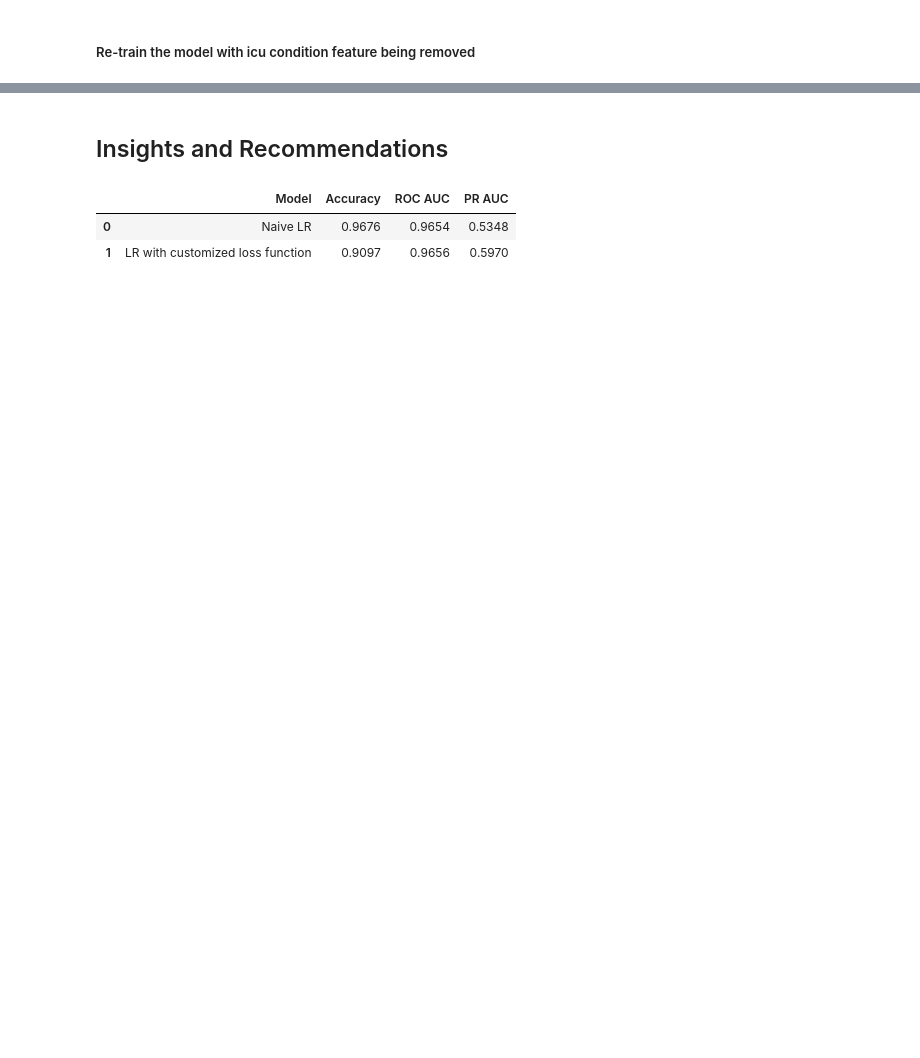
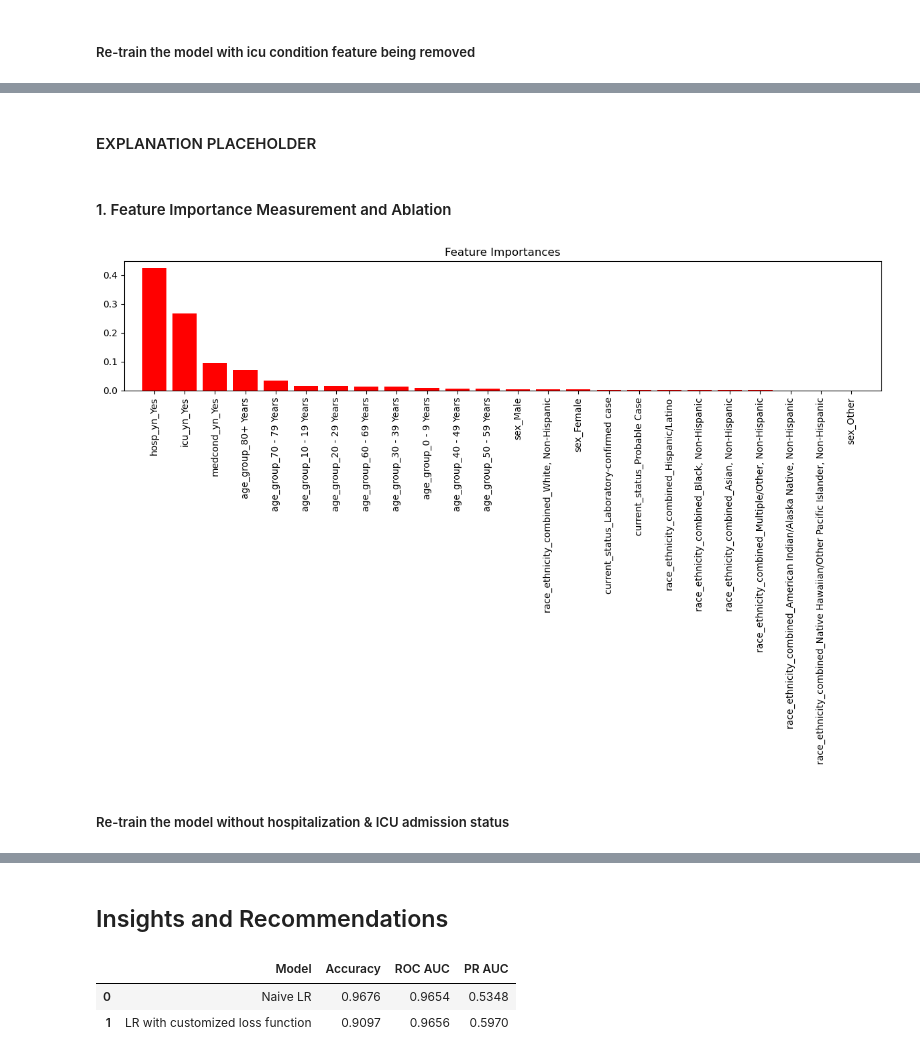
Before and after one commit to shuyashou/covid19_mortality_machine_learning_project, a Jupyter notebook: jupyter/final_report.ipynb, the cells around one changed output, grey strips where cells are left out. Drawn from its saved outputs; the diff is of its cells as text; code cells hidden in the pictures; blank space fills up the shorter version.

```diff
--- a/jupyter/final_report.ipynb
+++ b/jupyter/final_report.ipynb
@@ -673,0 +625,27 @@ print(classification_report(y_val_tensor, y_pred_test))
+# %% [markdown]
+#### EXPLANATION PLACEHOLDER
+# %% [markdown]
+#### 1. Feature Importance Measurement and Ablation
+# %%
+feature_names = ['current_status_Laboratory-confirmed case', 'current_status_Probable Case','sex_Female',
+                 'sex_Male', 'sex_Other', 'age_group_0 - 9 Years', 'age_group_10 - 19 Years', 'age_group_20 - 29 Years',
+                 'age_group_30 - 39 Years', 'age_group_40 - 49 Years', 'age_group_50 - 59 Years', 'age_group_60 - 69 Years',
+                 'age_group_70 - 79 Years', 'age_group_80+ Years', 'race_ethnicity_combined_American Indian/Alaska Native, Non-Hispanic',
+                 'race_ethnicity_combined_Asian, Non-Hispanic', 'race_ethnicity_combined_Black, Non-Hispanic', 'race_ethnicity_combined_Hispanic/Latino',
+                 'race_ethnicity_combined_Multiple/Other, Non-Hispanic', 'race_ethnicity_combined_Native Hawaiian/Other Pacific Islander, Non-Hispanic',
+                 'race_ethnicity_combined_White, Non-Hispanic', 'hosp_yn_Yes', 'icu_yn_Yes', 'medcond_yn_Yes']
+#Feature Importance Plot
+importances = rf_classifier.feature_importances_
+indices = np.argsort(importances)[::-1]
+
+plt.figure(figsize=(12, 8))
+plt.title("Feature Importances")
+plt.bar(range(len(importances)), importances[indices], color="r", align="center")
+plt.xticks(range(len(importances)), [feature_names[i] for i in indices], rotation=90)
+plt.xlim([-1, len(importances)])
+plt.tight_layout()
+plt.show()
+# %% [output]
+[figure, added]
+# %% [markdown]
+##### Re-train the model without hospitalization & ICU admission status
```
Also changed, not shown: parts of 41 cells of this notebook.
